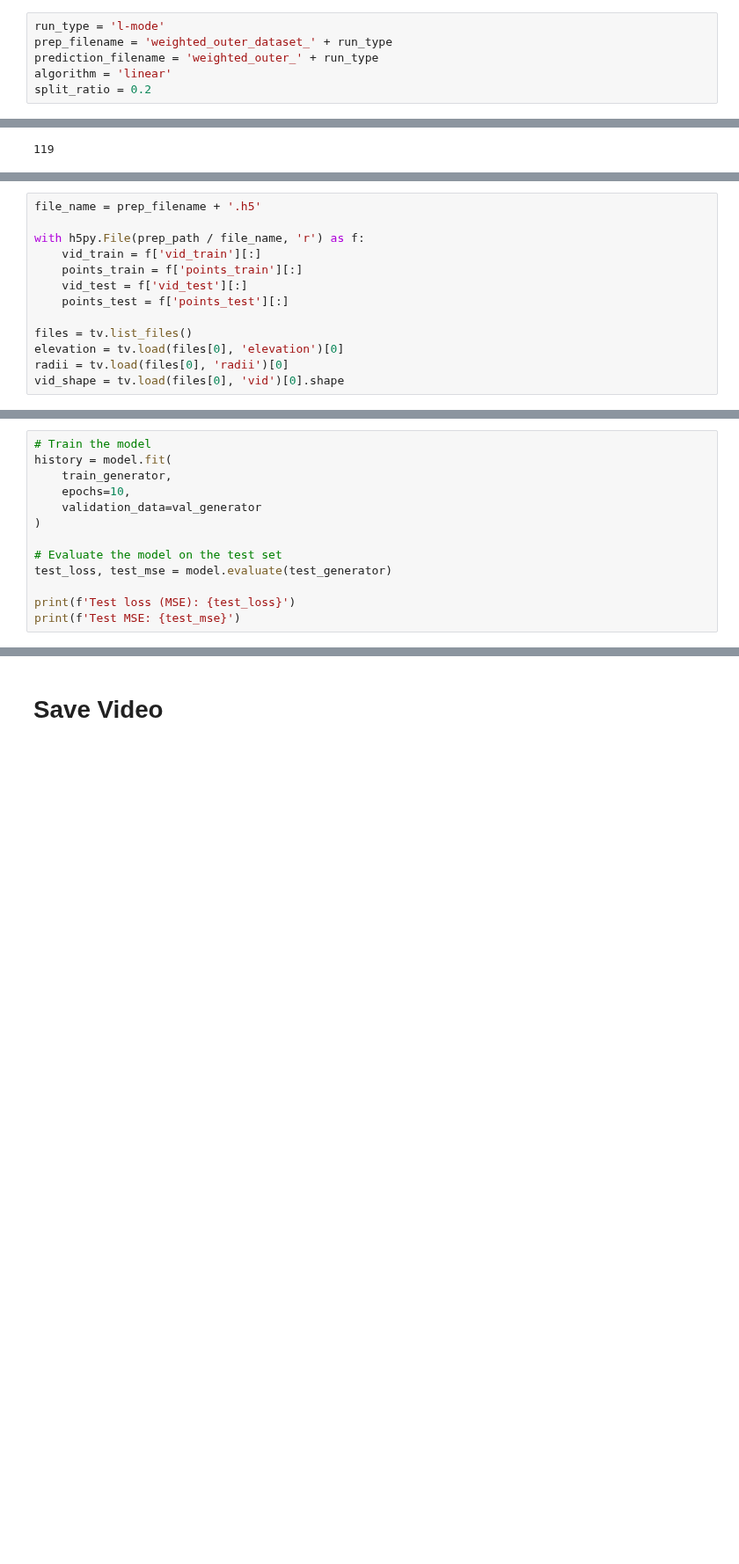
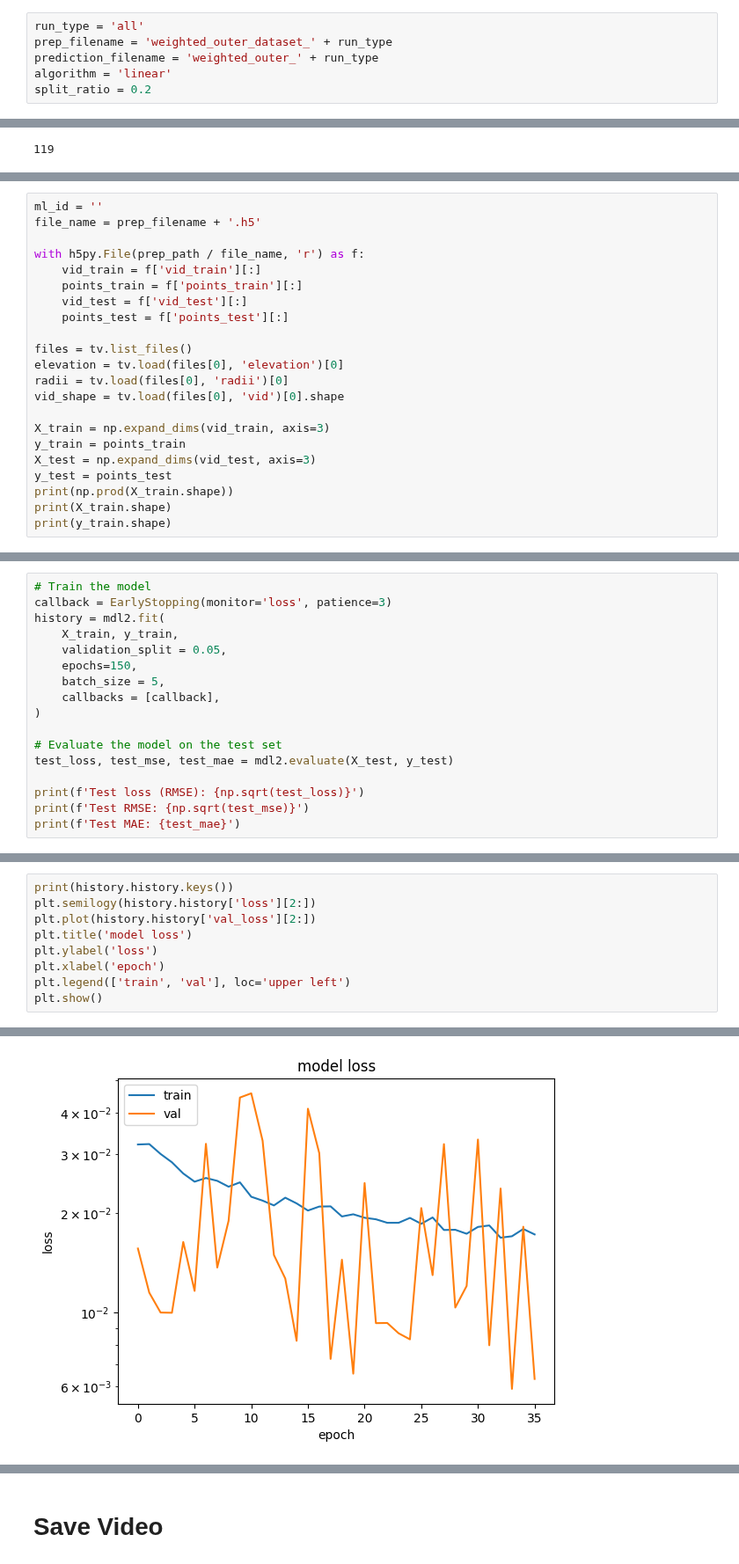
Before and after one commit to PlasmaControl/plasma-tv, a Jupyter notebook: notebooks/weighted_prediction_ml.ipynb, the cells around one changed output, grey strips where cells are left out. Shown at 88% size. Drawn from its saved outputs; the diff is of its cells as text; blank space fills up the shorter version.

```diff
--- a/notebooks/weighted_prediction_ml.ipynb
+++ b/notebooks/weighted_prediction_ml.ipynb
@@ -42,7 +74,7 @@ for idx, model in enumerate(models):
 # %% [markdown]
 # Data Prep
 # %%
-run_type = 'l-mode'
+run_type = 'all'
 prep_filename = 'weighted_outer_dataset_' + run_type
 prediction_filename = 'weighted_outer_' + run_type
 algorithm = 'linear'
@@ -230,4 +263,5 @@ To enable the following instructions: AVX2 AVX512F AVX512_VNNI FMA, in other ope
 # %%
+ml_id = ''
 file_name = prep_filename + '.h5'
 
 with h5py.File(prep_path / file_name, 'r') as f:
@@ -240,3 +274,11 @@ files = tv.list_files()
 elevation = tv.load(files[0], 'elevation')[0]
 radii = tv.load(files[0], 'radii')[0]
 vid_shape = tv.load(files[0], 'vid')[0].shape
+
+X_train = np.expand_dims(vid_train, axis=3)
+y_train = points_train
+X_test = np.expand_dims(vid_test, axis=3)
+y_test = points_test
+print(np.prod(X_train.shape))
+print(X_train.shape)
+print(y_train.shape)
@@ -271,13 +330,17 @@ test_generator = test_datagen.flow(X_test, y_test, batch_size=32)
 # %%
 # Train the model
-history = model.fit(
-    train_generator,
-    epochs=10,
-    validation_data=val_generator
+callback = EarlyStopping(monitor='loss', patience=3)
+history = mdl2.fit(
+    X_train, y_train,
+    validation_split = 0.05,
+    epochs=150,
+    batch_size = 5,
+    callbacks = [callback],
 )
 
 # Evaluate the model on the test set
-test_loss, test_mse = model.evaluate(test_generator)
+test_loss, test_mse, test_mae = mdl2.evaluate(X_test, y_test)
 
-print(f'Test loss (MSE): {test_loss}')
-print(f'Test MSE: {test_mse}')
+print(f'Test loss (RMSE): {np.sqrt(test_loss)}')
+print(f'Test RMSE: {np.sqrt(test_mse)}')
+print(f'Test MAE: {test_mae}')
@@ -283,0 +367,10 @@ print(f'Test MSE: {test_mse}')
+# %%
+print(history.history.keys())
+plt.semilogy(history.history['loss'][2:])
+plt.plot(history.history['val_loss'][2:])
+plt.title('model loss')
+plt.ylabel('loss')
+plt.xlabel('epoch')
+plt.legend(['train', 'val'], loc='upper left')
+plt.show()
+# %% [output]
@@ -283,0 +378 @@ print(f'Test MSE: {test_mse}')
+[figure, added]
```
Also changed, not shown: parts of 28 cells of this notebook, 30 other files.
